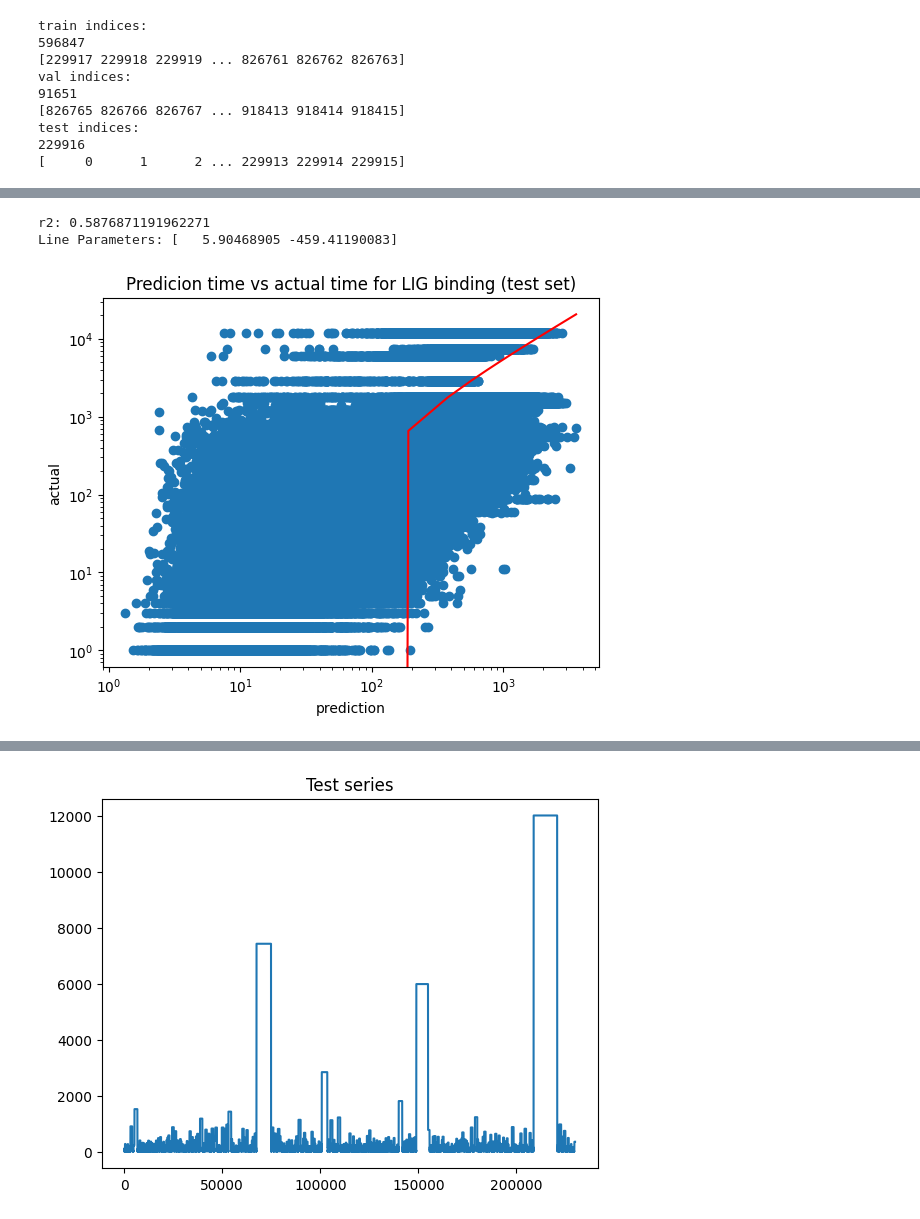
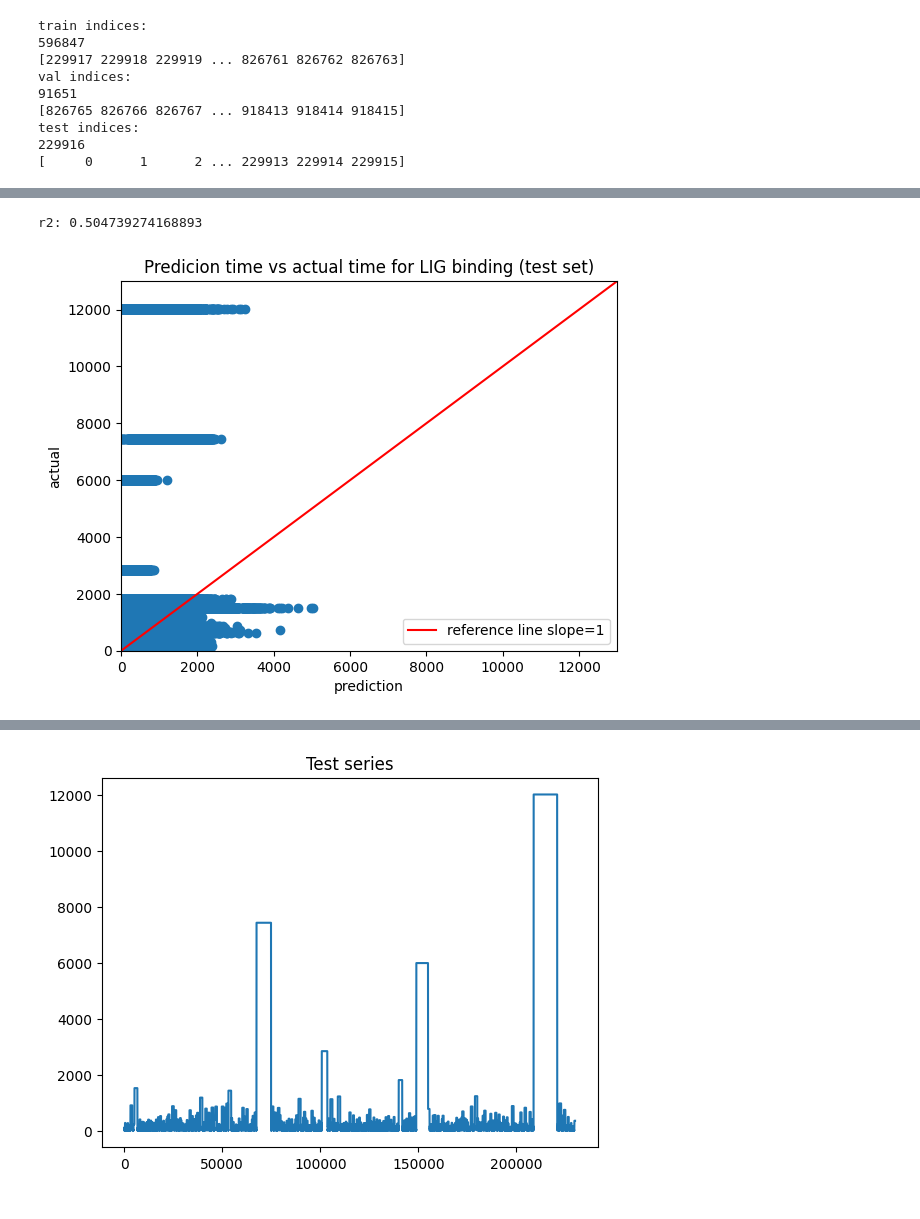
Before and after one commit to jack-mcmahon/Binding_Time_Prediction, a Jupyter notebook: byframe_res_time_regression.ipynb, the cells around one changed output, grey strips where cells are left out. Cells and saved outputs as stored; diff of their text form; code cells hidden in the pictures.

```diff
--- a/byframe_res_time_regression.ipynb
+++ b/byframe_res_time_regression.ipynb
@@ -90,6 +90,13 @@ print(len(mapping))
 print(len(dmat))
 print(logmapping)
 
+dmean = np.mean(dmat, 0)
+dstd = np.std(dmat, 0)
+
+dmat = (dmat - dmean)/dstd
+
+
+
 plotevents = np.sort(np.array([len(i) for i in events_all]))[::-1]
 ploteventsintime = np.array([len(i) for i in events_all])
 
@@ -186,10 +193,13 @@ device = torch.device("cuda:0" if torch.cuda.is_available() else "cpu")
 model = nn.Sequential(
     nn.Linear(20, 128),
     nn.ReLU(),
+    nn.Dropout(0.1),
     nn.Linear(128, 256),
     nn.ReLU(),
+    nn.Dropout(0.1),
     nn.Linear(256, 128),
     nn.ReLU(),
+    nn.Dropout(0.1),
     nn.Linear(128, 1)
 )
 optimizer = torch.optim.Adam(model.parameters(), lr=0.001,
@@ -258,5 +268,5 @@ def train_model(model, optimizer, num_epochs=25):
 
     return model, all_preds, all_labels
 # %%
-trained_model, ap, al = train_model(model, optimizer, num_epochs=10)
+trained_model, ap, al = train_model(model, optimizer, num_epochs=5)
 # %% [output]
@@ -449,21 +489,19 @@ for i in range(10):
 ... (9 outputs left out)
 # %%
 plt.scatter(ap2,al2)
-plt.xscale("log")
-plt.yscale("log")
 r=np.corrcoef(ap2[:,0], al2[:,0])
 print("r2:",r[0,1])
 
-line_fit=np.polyfit(ap2[:,0], al2[:,0], 1)
-x = np.linspace(min(ap2[:,0]), max(ap2[:,0]),20)
-y = line_fit[0]*x+line_fit[1]
-print("Line Parameters:",line_fit)
-plt.plot(x,y,c='r',label='best fit line')
+x = np.linspace(0, 13000,20)
+y = 1*x
+plt.plot(x,y,c='r', label='reference line slope=1')
 plt.title("Predicion time vs actual time for LIG binding (test set)")
 plt.ylabel('actual')
+plt.legend()
 plt.xlabel('prediction')
+plt.ylim([0,13000])
+plt.xlim([0,13000])
 plt.show()
 # %% [output]
-r2: 0.5876871191962271
-Line Parameters: [   5.90468905 -459.41190083]
+r2: 0.504739274168893
-[figure, old version]
+[figure, new version]
```
Also changed, not shown: parts of 13 cells of this notebook.
